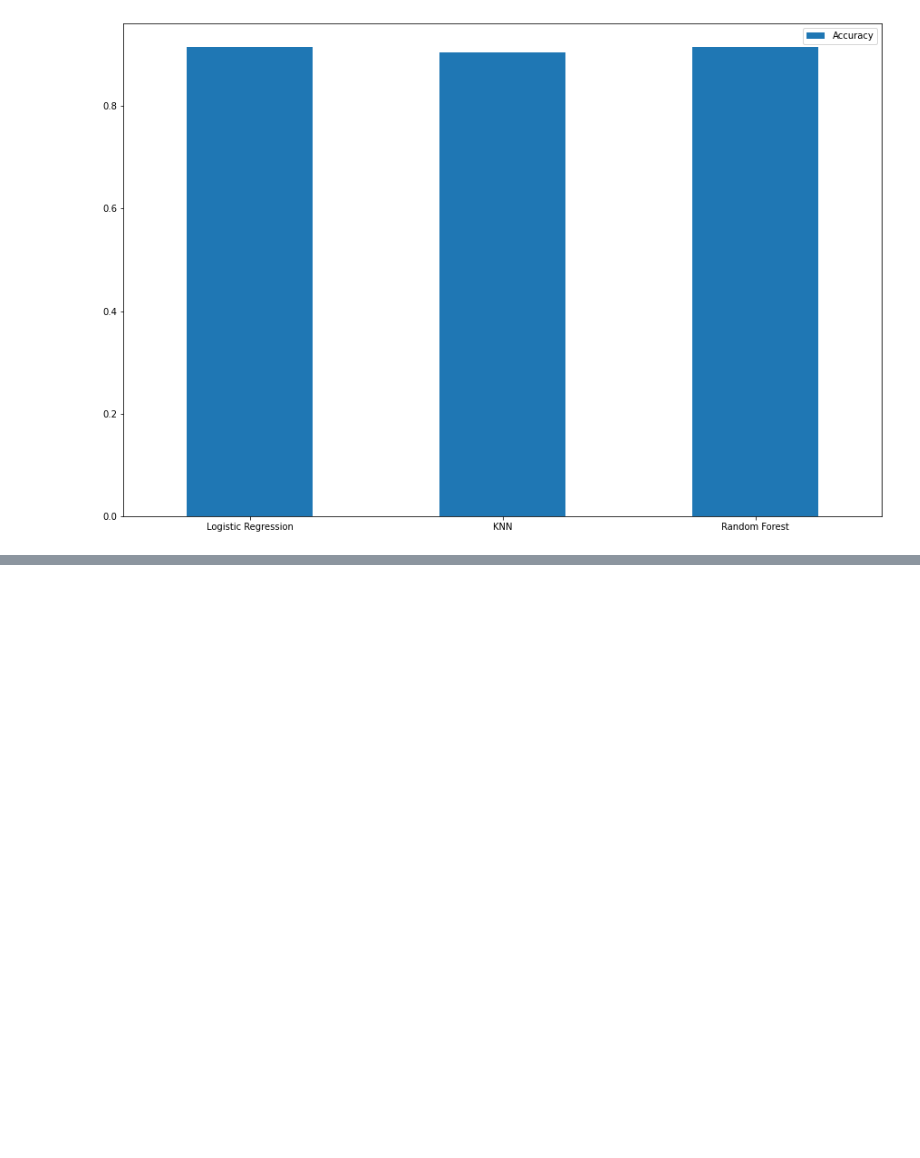
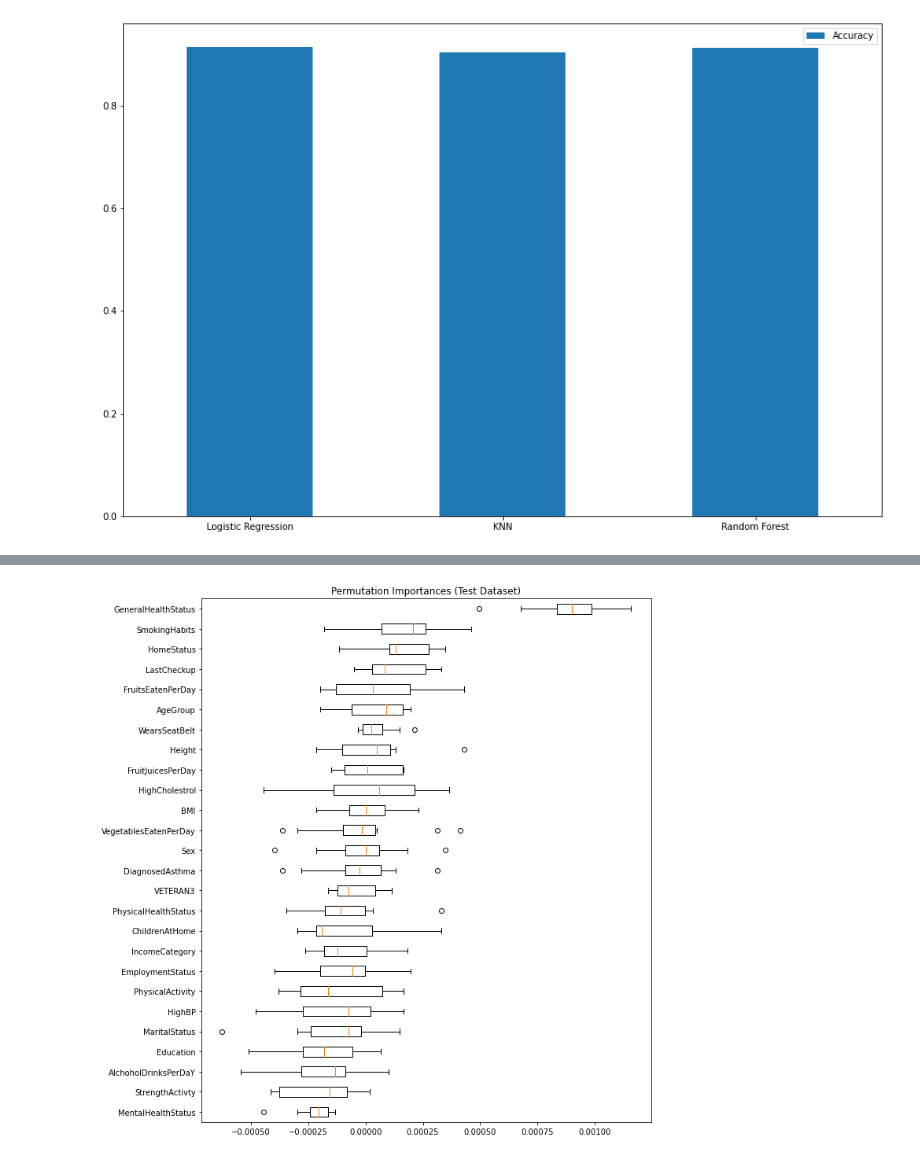
Before and after one commit to A-Refaie/DS_project, a Jupyter notebook: HD_analysis.ipynb, the cells around one changed output, grey strips where cells are left out. Cells and saved outputs as stored; diff of their text form; code cells hidden in the pictures; blank space fills up the shorter version.

```diff
--- a/HD_analysis.ipynb
+++ b/HD_analysis.ipynb
@@ -277,0 +135,12 @@ features_df = pd.DataFrame(features, index=[0]).T.plot.bar(figsize=(20,10), titl
+# %%
+sorted_idx = PI.importances_mean.argsort()
+
+fig, ax = plt.subplots(figsize=(10,10))
+ax.boxplot(
+    PI.importances[sorted_idx].T, vert=False, labels=X.columns[sorted_idx]
+)
+ax.set_title("Permutation Importances (Test Dataset)")
+fig.tight_layout()
+plt.show()
+# %% [output]
+[figure, added]
```
Also changed, not shown: parts of 23 cells of this notebook, 2 other files.
